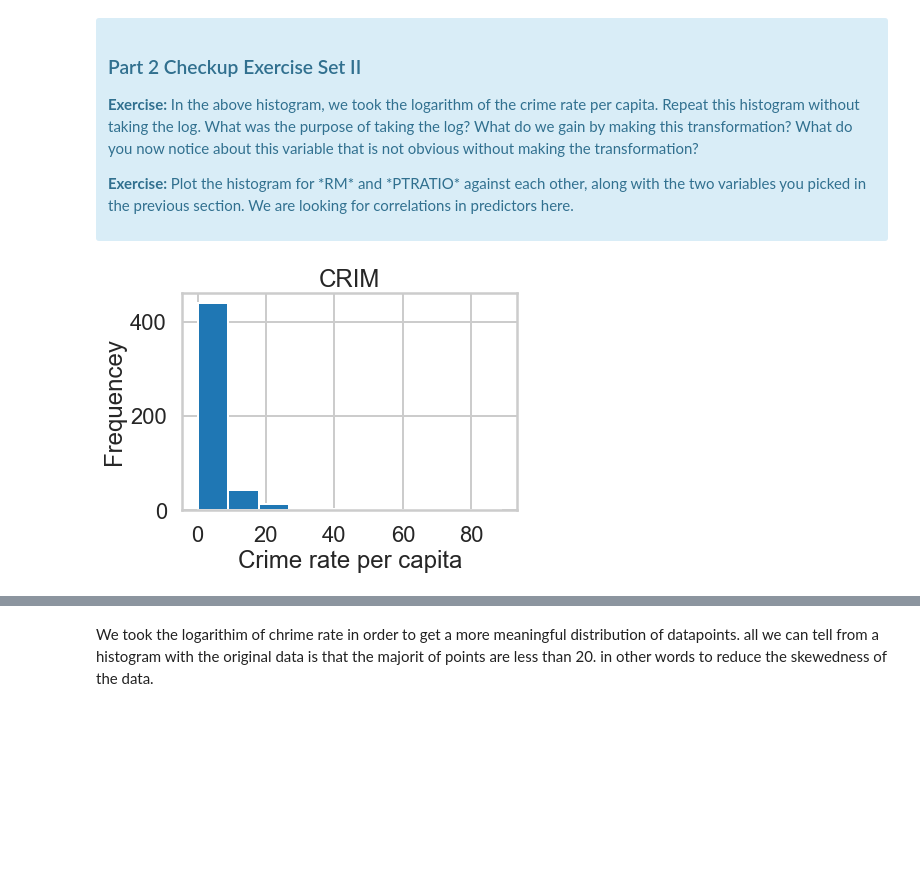
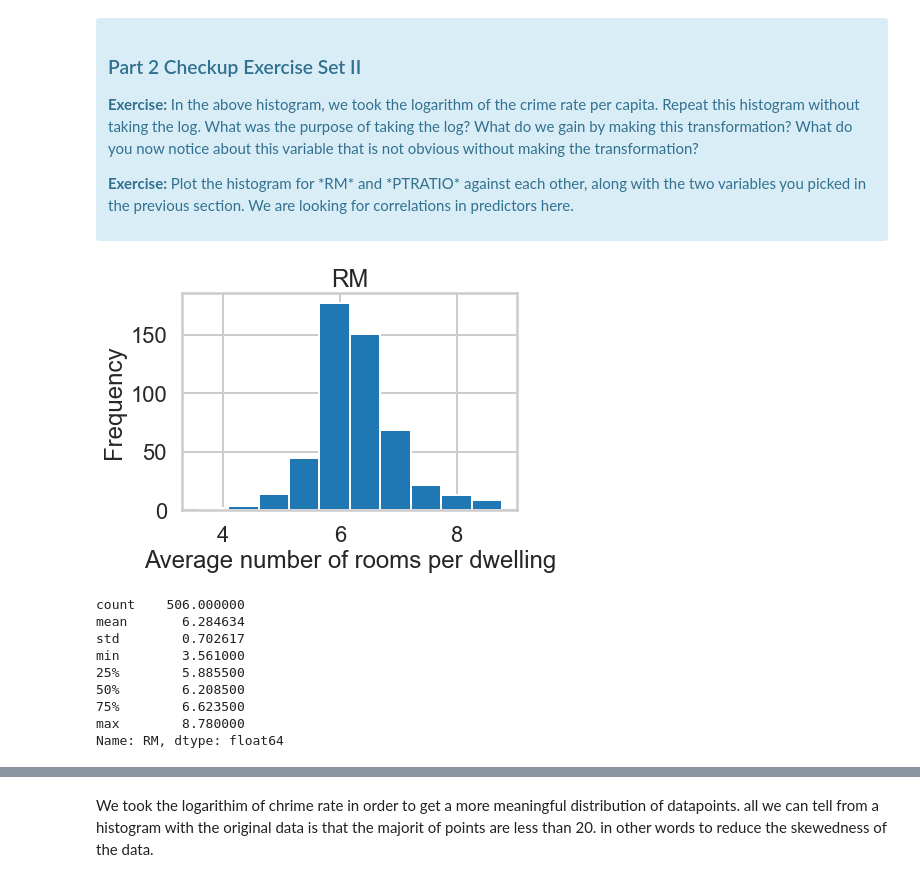
Before and after one commit to Ruben-Castro/mec-mini-projects, a Jupyter notebook: mec-11.4.1-linear-regression-mini-project/Mini_Project_Linear_Regression.ipynb, the cells around one changed output, grey strips where cells are left out. Saved outputs shown, nothing was run; the diff lists cells and outputs as text; code cells hidden in the pictures; blank space fills up the shorter version.

```diff
--- a/mec-11.4.1-linear-regression-mini-project/Mini_Project_Linear_Regression.ipynb
+++ b/mec-11.4.1-linear-regression-mini-project/Mini_Project_Linear_Regression.ipynb
@@ -392,10 +392,21 @@ plt.show()
 </div>
 # %%
 #your turn
-plt.hist(bos.CRIM)
-plt.title("CRIM")
-plt.xlabel("Crime rate per capita")
-plt.ylabel("Frequencey")
+plt.hist(bos.RM)
+plt.title("RM")
+plt.xlabel("Average number of rooms per dwelling")
+plt.ylabel("Frequency")
 plt.show()
+
+bos.RM.describe()
 # %% [output]
-[figure, old version]
+[figure, new version]
+count    506.000000
+mean       6.284634
+std        0.702617
+min        3.561000
+25%        5.885500
+50%        6.208500
+75%        6.623500
+max        8.780000
+Name: RM, dtype: float64
```
Also changed, not shown: parts of 41 cells of this notebook, 1 other file.
